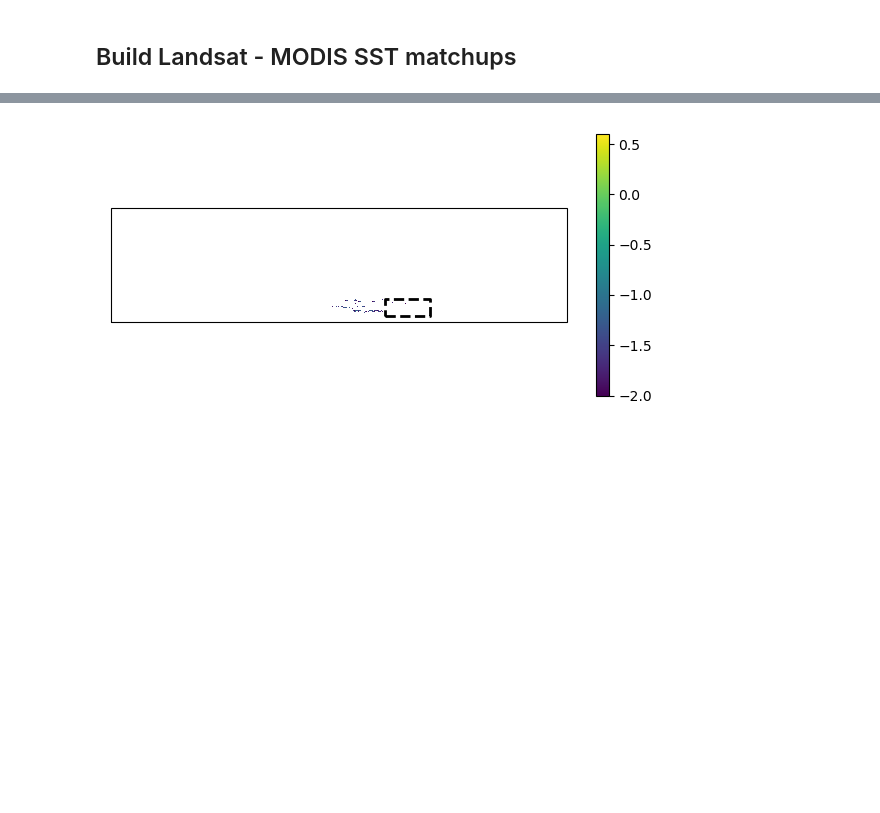
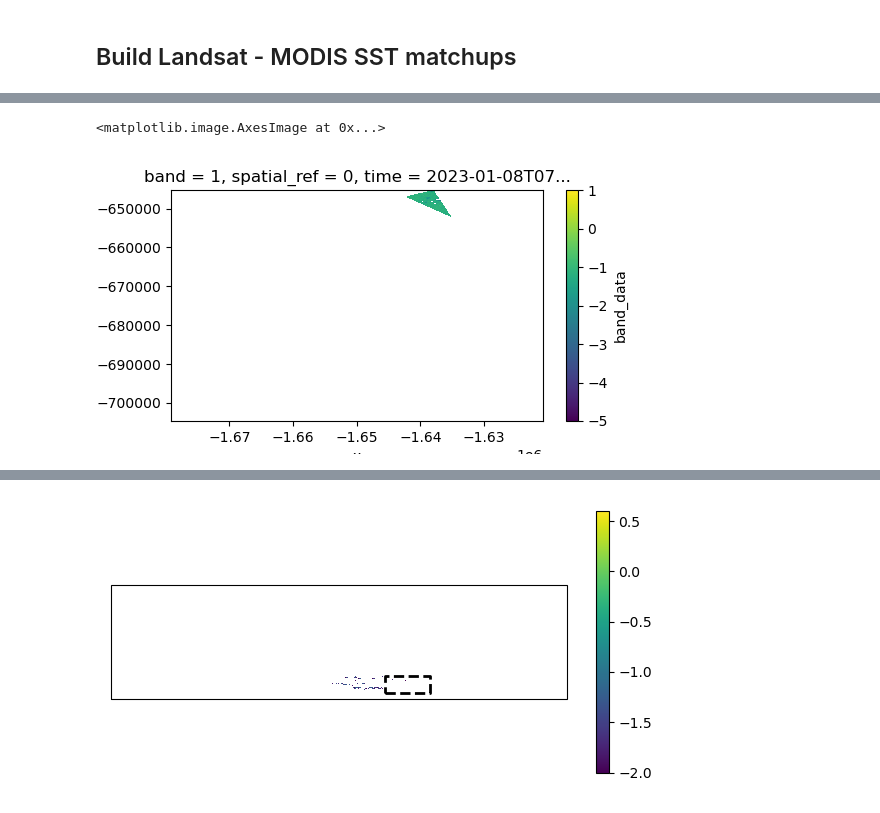
Before and after one commit to tsnow03/Landsat_SST_algorithm, a Jupyter notebook: LandsatCalibration20230815.ipynb, the cells around one changed output, grey strips where cells are left out. Drawn from its saved outputs; the diff is of its cells as text; code cells hidden in the pictures; blank space fills up the shorter version.

```diff
--- a/LandsatCalibration20230815.ipynb
+++ b/LandsatCalibration20230815.ipynb
@@ -143,0 +1649,8 @@ def add_time_dim(ds):
+# %%
+plt.figure(figsize=(6, 3))
+# mask_mod = mod_scene.sea_surface_temperature[0,:,:].where(mod_scene.quality_level[0,:,:]>=4)
+ls_scene = ls_scene.where(MODsst_xr_sub.notnull(),np.nan)
+ls_scene.plot.imshow(x='x',y='y',vmin=-3,vmax=1)
+# %% [output]
+<matplotlib.image.AxesImage at 0x...>
+[figure, added]
```
Also changed, not shown: parts of 57 cells of this notebook.
